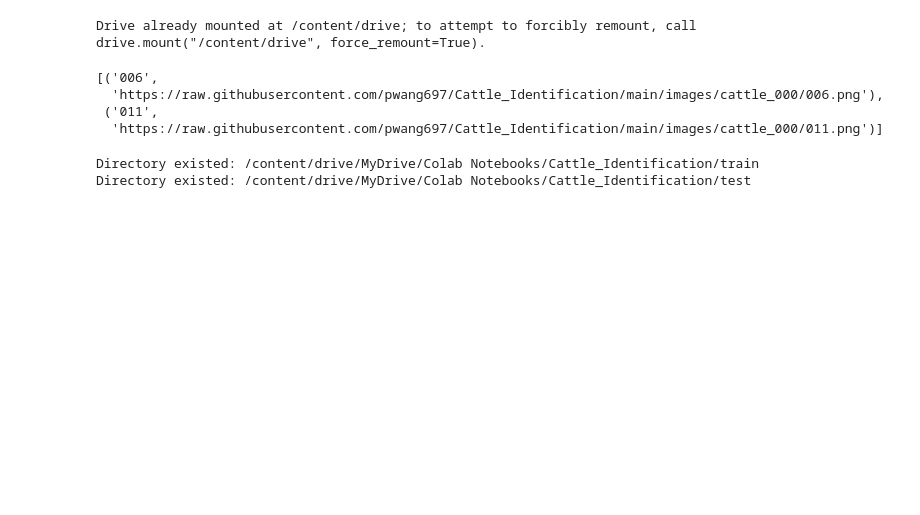
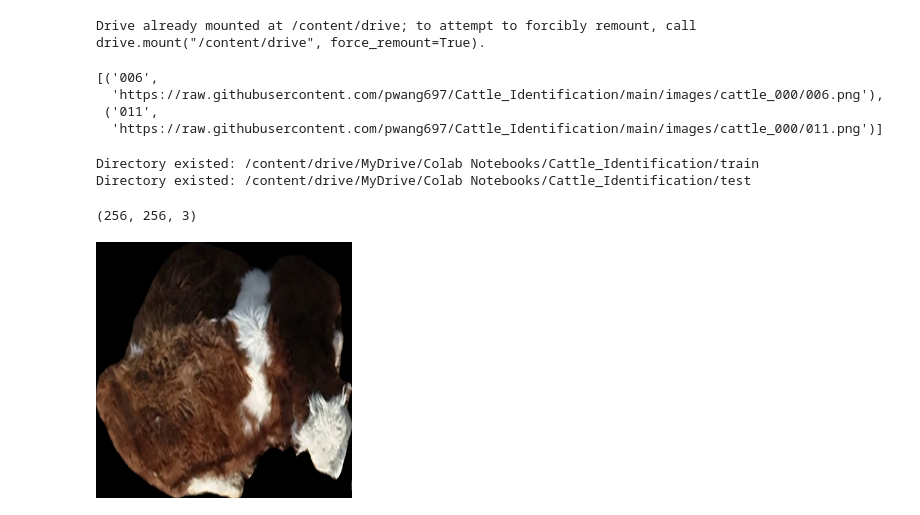
Before and after one commit to pwang697/Cattle_Identification, a Jupyter notebook: dataset_preparation.ipynb, the cells around one changed output. Cells and saved outputs as stored; diff of their text form; code cells hidden in the pictures; blank space fills up the shorter version.

Commit message:
resize images

```diff
--- a/dataset_preparation.ipynb
+++ b/dataset_preparation.ipynb
@@ -122,8 +143,10 @@ def generate_numpy_arr_dataset(directory):
     dir_int = int(dir.split('_')[1])
     for img in file_list:
       img_array = cv2.imread(directory + '/' + dir + '/' + img)
-      black_canva = add_black_canva(img_array, 1000, 1000)
-      X_list.append(black_canva)
+      # black_canva = add_black_canva(img_array, 1000, 1000)
+      # resize_img = cv2.resize(black_canva,(256,256))
+      resize_img = cv2.resize(img_array,(256,256))
+      X_list.append(resize_img)
       y_list.append(dir_int)
   X_array = np.array(X_list, dtype=np.uint8)
   y_array = np.array(y_list, dtype=np.uint8)
@@ -131,5 +154,14 @@ def generate_numpy_arr_dataset(directory):
 # %%
 X_train, y_train = generate_numpy_arr_dataset(train_dir)
 X_test, y_test = generate_numpy_arr_dataset(test_dir)
+# %%
+X_train[0].shape
+# %% [output]
+(256, 256, 3)
+# %%
+from google.colab.patches import cv2_imshow
+example = cv2_imshow(X_train[0])
+# %% [output]
+[figure, added]
 # %%
 import numpy as np
```
Also changed, not shown: parts of 2 cells of this notebook, 2 other files.
